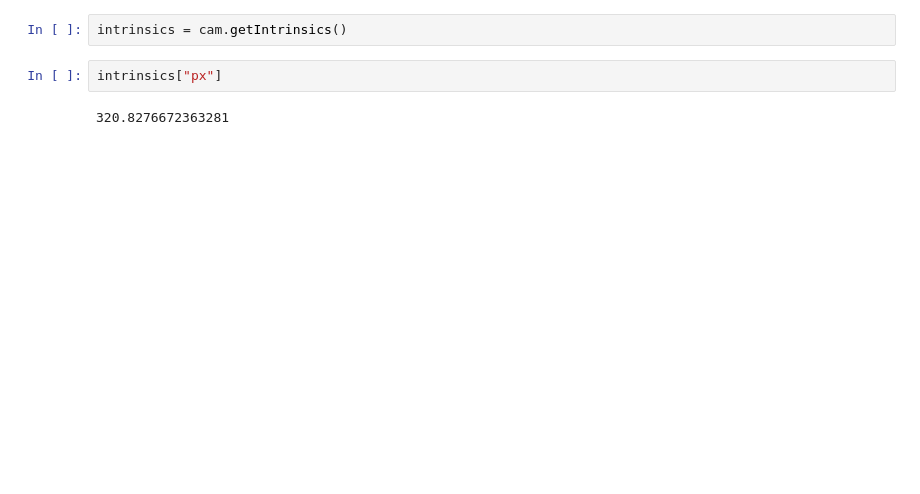
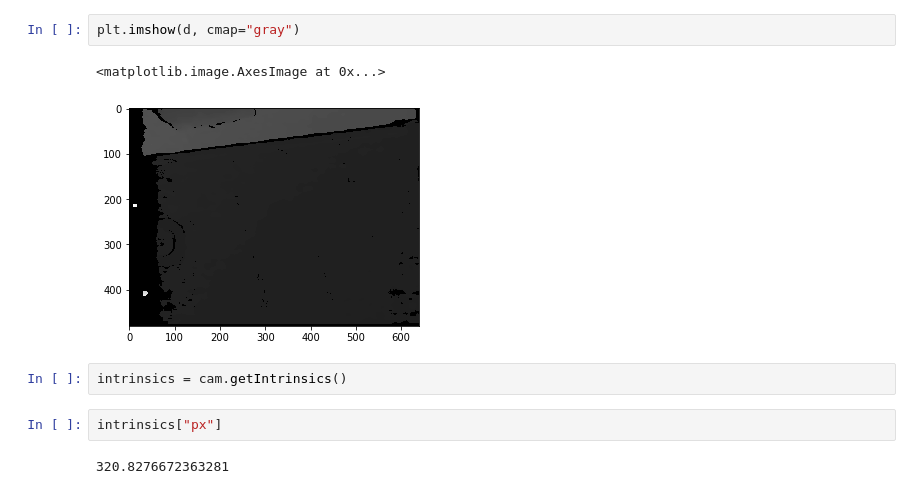
Before and after one commit to DTuscher/TA, a Jupyter notebook: grasping_notebook.ipynb, the cells around one changed output. Cells and saved outputs as stored; diff of their text form; blank space fills up the shorter version.

```diff
--- a/grasping_notebook.ipynb
+++ b/grasping_notebook.ipynb
@@ -26,3 +29,8 @@ AttributeError: module 'cv_utils' has no attribute 'getGrasp'
+# %%
+plt.imshow(d, cmap="gray")
+# %% [output]
+<matplotlib.image.AxesImage at 0x...>
+[figure, added]
 # %%
 intrinsics = cam.getIntrinsics()
 # %%
```
Also changed, not shown: parts of 9 cells of this notebook, 1 other file.
